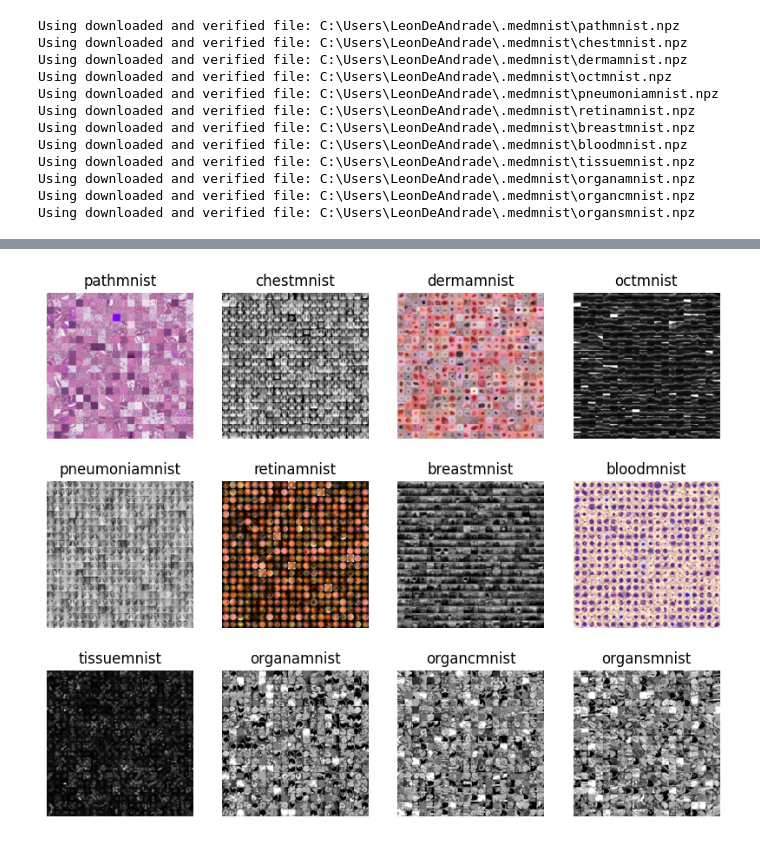
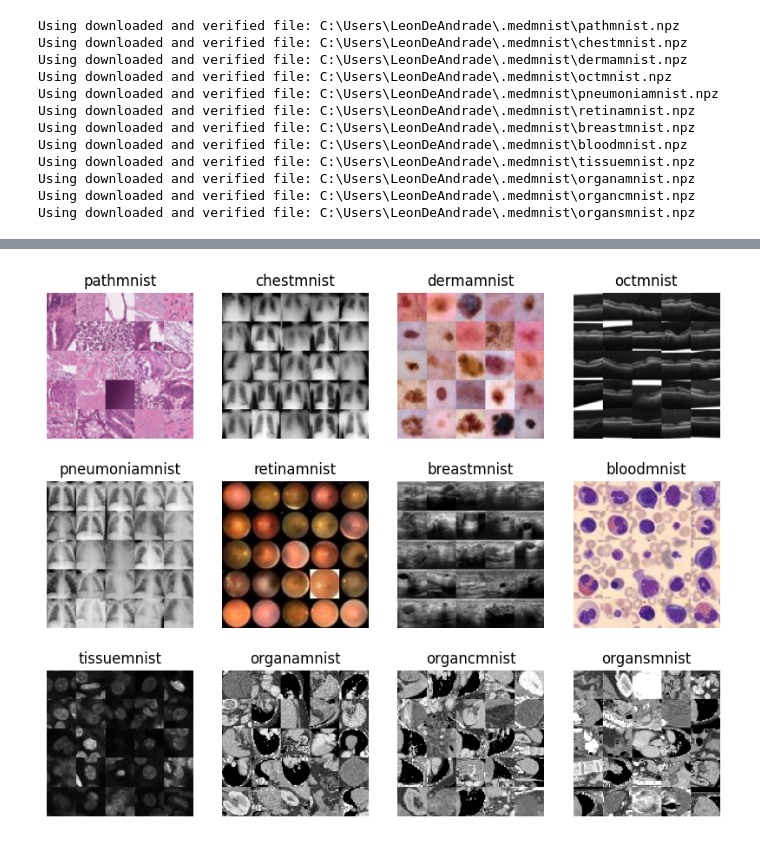
Before and after one commit to bjarnege/VAE-based-Medical-Image-Generator, a Jupyter notebook: src/vae_based_medical_image_generator/notebooks/dataset.ipynb, the cells around one changed output, grey strips where cells are left out. Saved outputs shown, nothing was run; the diff lists cells and outputs as text; code cells hidden in the pictures.

Commit message:
Change length param of visualization

```diff
--- a/src/vae_based_medical_image_generator/notebooks/dataset.ipynb
+++ b/src/vae_based_medical_image_generator/notebooks/dataset.ipynb
@@ -26,13 +31,13 @@ Using downloaded and verified file: C:\Users\LeonDeAndrade\.medmnist\organsmnist
 # %%
 import matplotlib.pyplot as plt
 
 fig, axs = plt.subplots(3, 4, figsize=(10, 8))
 axs = axs.flatten()
 for idx, (dataset_name, dataset) in enumerate(datasets.items()):
     axs[idx].axis('off')
     axs[idx].set_title(dataset_name)
-    axs[idx].imshow(dataset.montage(length=20), cmap='gray')
+    axs[idx].imshow(dataset.montage(length=5), cmap='gray')
 
 plt.show()
 # %% [output]
-[figure, old version]
+[figure, new version]
```
Also changed, not shown: parts of 1 cell of this notebook.
